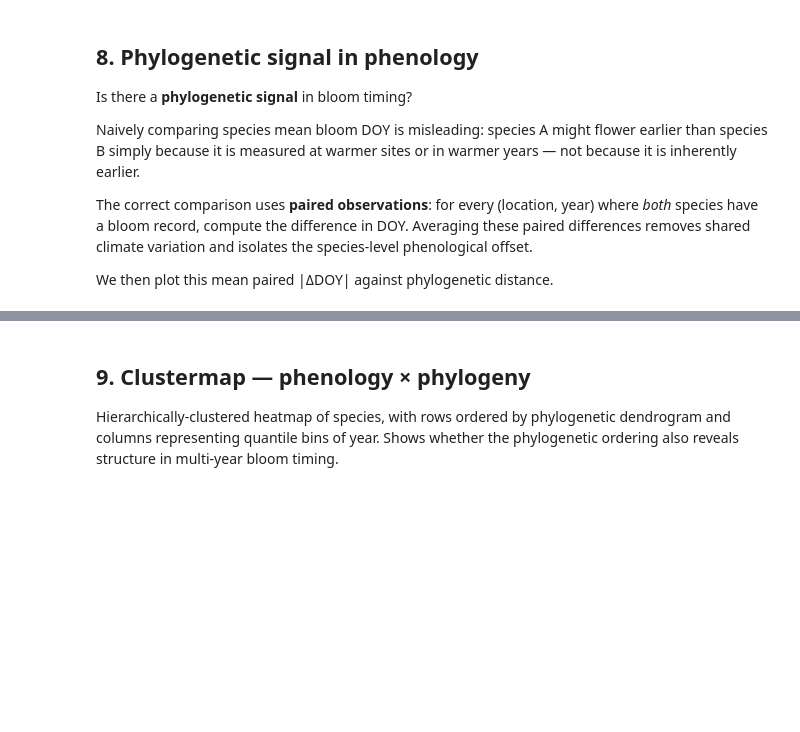
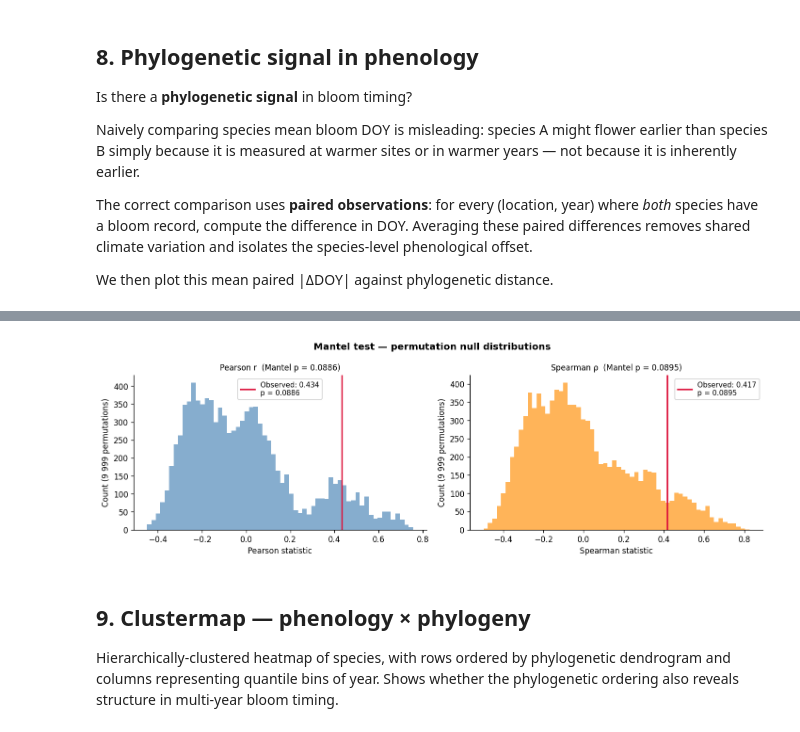
Before and after one commit to ronvree/pysephone, a Jupyter notebook: notebooks/phylogeny_fruit_trees.ipynb, the cells around one changed output, grey strips where cells are left out. Saved outputs shown, nothing was run; the diff lists cells and outputs as text; code cells hidden in the pictures; blank space fills up the shorter version.

```diff
--- a/notebooks/phylogeny_fruit_trees.ipynb
+++ b/notebooks/phylogeny_fruit_trees.ipynb
@@ -453,0 +590,89 @@ plt.show()
+# %%
+def mantel_test(D_phylo, D_pheno, n_perm=9999, rng_seed=0):
+    """
+    Mantel test using both Pearson r and Spearman ρ as test statistics.
+
+    Permutes species labels (rows & cols simultaneously) of D_pheno and
+    recomputes both correlations against D_phylo each step.
+
+    Returns dict with keys 'pearson' and 'spearman', each containing:
+        stat   : observed correlation
+        p_val  : one-tailed p (proportion of permuted stats >= observed)
+        null   : array of permuted statistics
+    """
+    n   = D_phylo.shape[0]
+    idx = np.triu_indices(n, k=1)
+    x   = D_phylo[idx]
+    y   = D_pheno[idx]
+
+    xr  = _rankdata(x)
+    yr  = _rankdata(y)
+
+    def pearson(a, b):
+        a, b = a - a.mean(), b - b.mean()
+        denom = np.sqrt((a**2).sum() * (b**2).sum())
+        return (a * b).sum() / denom if denom > 0 else 0.0
+
+    r_obs   = pearson(x,  y)
+    rho_obs = pearson(xr, yr)
+
+    rng      = np.random.default_rng(rng_seed)
+    r_null   = np.empty(n_perm)
+    rho_null = np.empty(n_perm)
+    for k in range(n_perm):
+        perm    = rng.permutation(n)
+        D_perm  = D_pheno[np.ix_(perm, perm)]
+        yp      = D_perm[idx]
+        ypr     = _rankdata(yp)
+        r_null[k]   = pearson(x,  yp)
+        rho_null[k] = pearson(xr, ypr)
+
+    return {
+        'pearson':  {'stat': r_obs,   'p_val': (r_null   >= r_obs).mean(),   'null': r_null},
+        'spearman': {'stat': rho_obs, 'p_val': (rho_null >= rho_obs).mean(), 'null': rho_null},
+    }
+
+
+# Build phenological distance matrix
+D_pheno = np.full((n_sp, n_sp), np.nan)
+for (sp_i, sp_j), phd, n in zip(pair_labels, pheno_dist_pairs, n_pairs_arr):
+    i = label_list.index(sp_i)
+    j = label_list.index(sp_j)
+    D_pheno[i, j] = phd
+    D_pheno[j, i] = phd
+np.fill_diagonal(D_pheno, 0.0)
+
+# Fill any NaN pairs with max observed distance
+max_pheno = np.nanmax(D_pheno)
+D_pheno   = np.where(np.isnan(D_pheno), max_pheno, D_pheno)
+
+result = mantel_test(D, D_pheno, n_perm=9999)
+
+print('Mantel test results:')
+for key, res in result.items():
+    print(f"  {key.capitalize():10s}: stat={res['stat']:.3f}  p={res['p_val']:.4f}")
+
+# ── Plot permutation distributions side-by-side ──────────────────────────
+fig, axes = plt.subplots(1, 2, figsize=(12, 4))
+fig.suptitle('Mantel test — permutation null distributions', fontsize=12, fontweight='bold')
+
+for ax, (key, res), color in zip(
+        axes,
+        result.items(),
+        ['steelblue', 'darkorange']):
+    stat, p_val, null = res['stat'], res['p_val'], res['null']
+    ax.hist(null, bins=60, color=color, alpha=0.65, edgecolor='none')
+    ax.axvline(stat, color='crimson', lw=2,
+               label=f'Observed: {stat:.3f}\np = {p_val:.4f}')
+    ax.set_xlabel(f'{key.capitalize()} statistic', fontsize=10)
+    ax.set_ylabel('Count (9 999 permutations)', fontsize=10)
+    ax.set_title(
+        f'{"Pearson r" if key=="pearson" else "Spearman ρ"}'
+        f'  (Mantel p = {p_val:.4f})',
+        fontsize=10
+    )
+    ax.legend(fontsize=9, framealpha=0.9)
+
+plt.tight_layout()
+plt.show()
+# %% [output]
@@ -454,3 +682,4 @@ plt.show()
+[figure, added]
 # %% [markdown]
 ## 9. Clustermap — phenology × phylogeny
 
```
Also changed, not shown: parts of 17 cells of this notebook, 6 other files.
